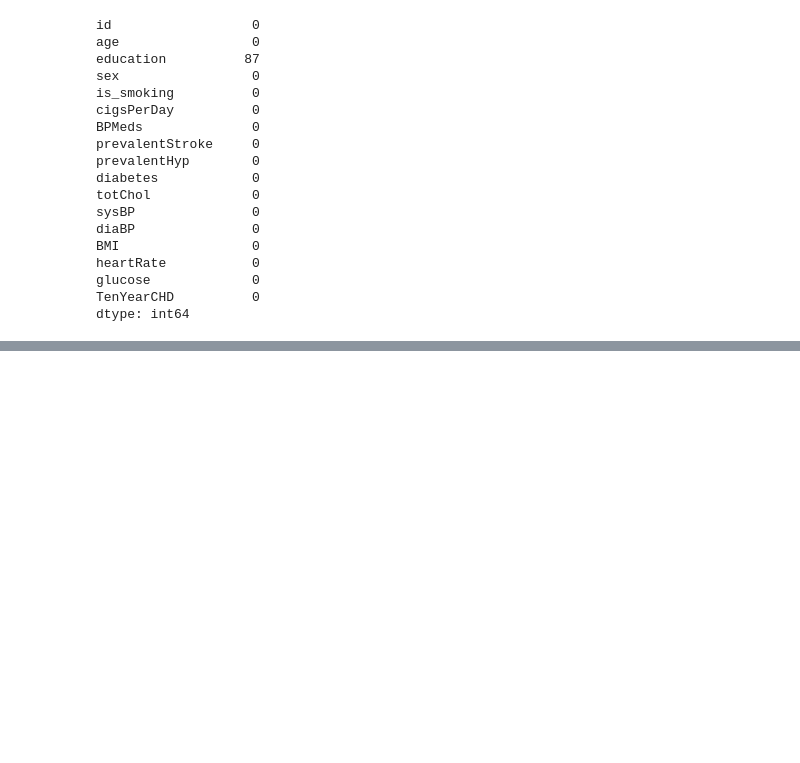
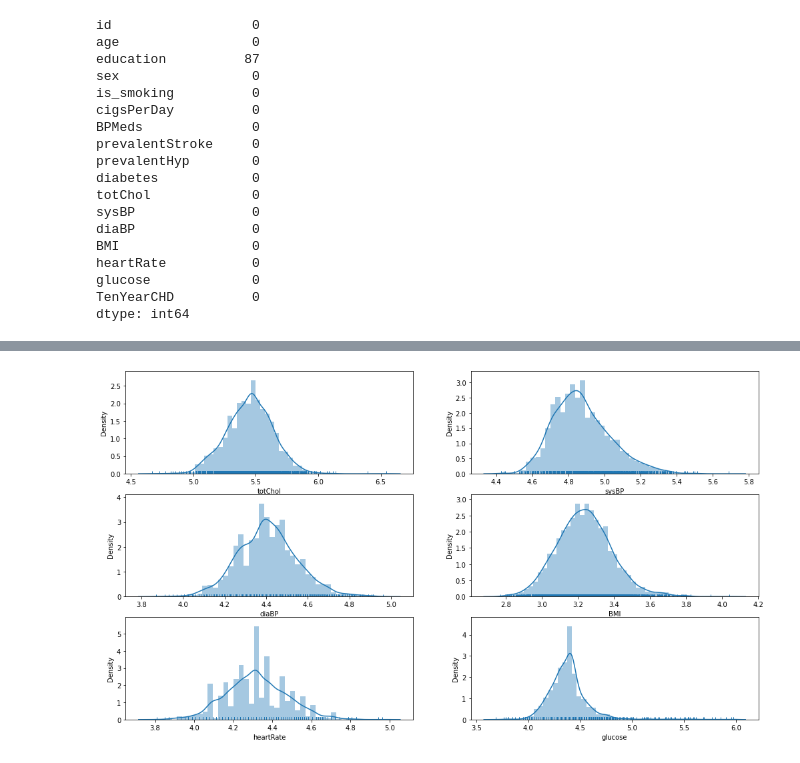
Before and after one commit to raghavendrakulkarni14/Cardiovascular_risk_prediction_classification, a Jupyter notebook: RaghavendraAKulkarniClassification.ipynb, the cells around one changed output, grey strips where cells are left out. Cells and saved outputs as stored; diff of their text form; code cells hidden in the pictures; blank space fills up the shorter version.

```diff
--- a/RaghavendraAKulkarniClassification.ipynb
+++ b/RaghavendraAKulkarniClassification.ipynb
@@ -124,0 +148,7 @@ dtype: int64
+# %%
+plt.figure(figsize=(17,13))
+for i in range(len(dist_col)):
+    plt.subplot(4,2,i+1)
+    sns.distplot(np.log(df[dist_col[i]]), hist=True, rug=True)
+# %% [output]
+[figure, added]
```
Also changed, not shown: parts of 18 cells of this notebook.
